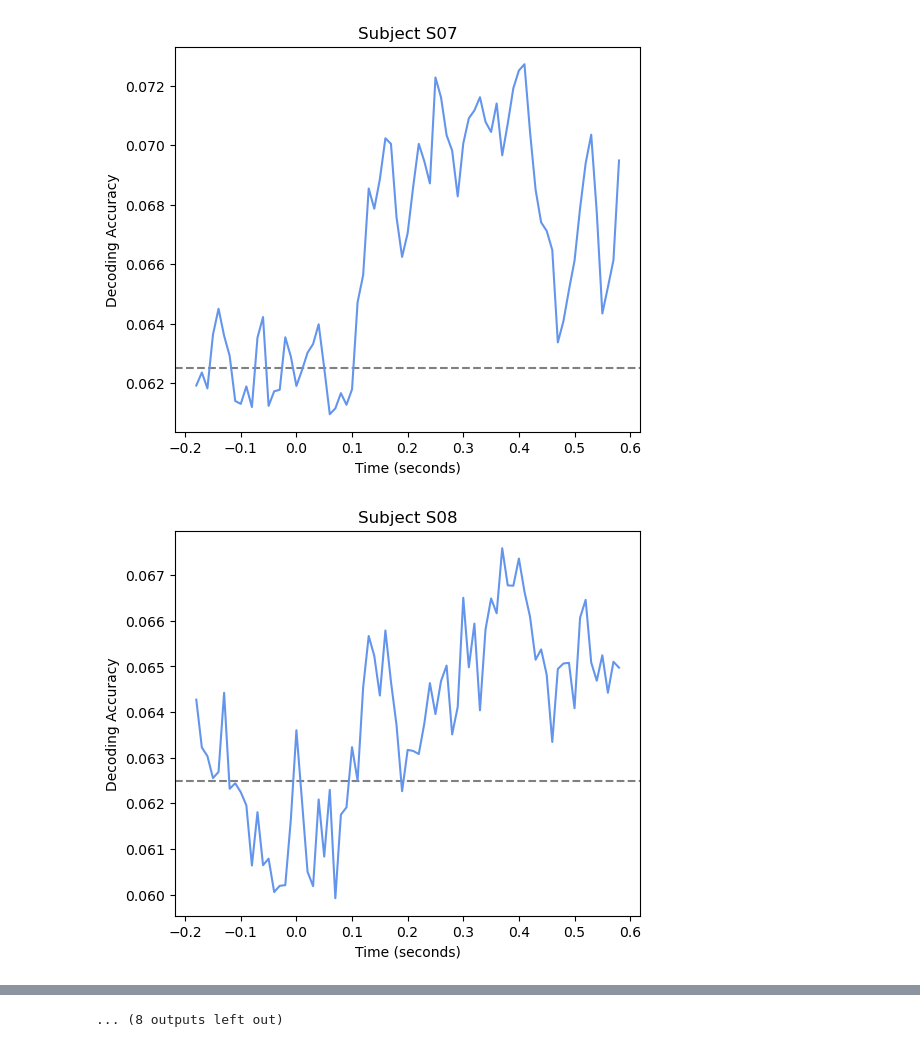
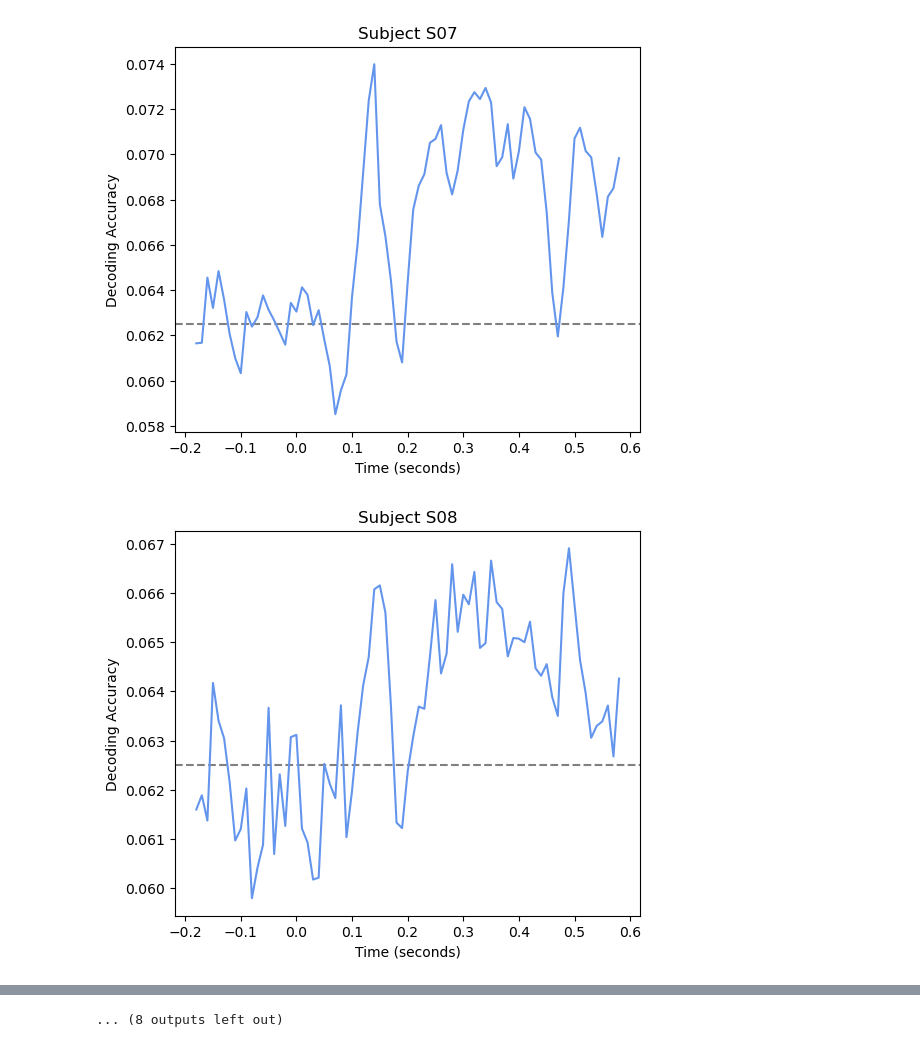
Before and after one commit to sebmonte/Orientation-Imagery, a Jupyter notebook: AnalysisScripts/Step3-CrossDecoding/Step3DSlidingWindowPlot.ipynb, the cells around one changed output, grey strips where cells are left out. Saved outputs shown, nothing was run; the diff lists cells and outputs as text; code cells hidden in the pictures.

```diff
--- a/AnalysisScripts/Step3-CrossDecoding/Step3DSlidingWindowPlot.ipynb
+++ b/AnalysisScripts/Step3-CrossDecoding/Step3DSlidingWindowPlot.ipynb
@@ -6,18 +6,22 @@ from sklearn.pipeline import Pipeline
 from sklearn import svm
 from joblib import Parallel, delayed
 import os
+top_dir =  '/Users/sm6511/Desktop/NIH_Experiment/Bids/Derivatives/'
+base = "base"
+name = "latency"
+base_path = os.path.join(top_dir, "Processed_Data", "Sliding Window", name)
 
-top_dir =  '/Users/sm6511/Desktop/NIH_Experiment/Bids/Derivatives/'
-base_path = os.path.join(top_dir, "Processed_Data", "Sliding Window")
-
-subjects = [f"S{i:02}" for i in range(1, 20)]
-output_dir = '/System/Volumes/Data/misc/data12/sjapee/Sebastian-OrientationImagery/!Important Data/Sliding Window'
-output_dir = os.path.join(top_dir, "Plots", "Extras", "test")
+subjects = [f"S{i:02}" for i in range(1, 21)]
+output_dir = os.path.join('/Users/sm6511/Desktop/NIH_Experiment/Bids/derivatives/Plots')
+#output_dir = os.path.join(top_dir, "Plots", "Extras", "test")
 time_values = np.arange(-0.18, 0.58 + 0.01, 0.01)
 
 all_decoding = []
 for subj in subjects:
-    filename = f"slidingWindow1_peaks_{subj}.npy"
+    if name == base:
+        filename = f"slidingWindow1_peaks_{subj}.npy"
+    elif name == "latency":
+        filename = f"slidingWindow1_peaks_{subj}_latency.npy"
     filepath = os.path.join(base_path, filename)
     decoding = np.load(filepath)
     all_decoding.append(decoding)
@@ -29,17 +33,7 @@ for subj in subjects:
     plt.title(f"Subject {subj}")
     #plt.savefig(f"{output_dir}/slidingWindow1_plot_{Subject}.png")
     #plt.close()
-    plt.show()
+    #plt.show()
 
-# Final average plot across processed subjects
 avg_peak = np.mean(all_decoding, axis=0)
-#np.save(f"{output_dir}/decoding_peaks_avg1.npy", avg_peak)
-plt.figure(figsize=(6, 5))
-plt.axhline(y=1/16, color='grey', linestyle='--', label='chance')
-plt.plot(time_values, avg_peak, color='black')
-plt.xlabel('Time (seconds)')
-plt.ylabel('Average Decoding Accuracy')
-plt.title("Average Across Subjects")
-#plt.savefig(f"{output_dir}/slidingWindow1_average.png")
-#plt.close()
-plt.show()
+sem_peak = np.std(all_decoding, axis=0, ddof=1) / np.sqrt(len(subjects))  # Standard Error
@@ -61,7 +90,7 @@ from joblib import Parallel, delayed
 import os
 
 top_dir =  '/Users/sm6511/Desktop/NIH_Experiment/Bids/Derivatives/'
-base_path = os.path.join(top_dir, "Processed_Data", "Sliding Window", "data")
+base_path = os.path.join(top_dir, "Processed_Data", "Sliding Window", "latency")
 
 subjects = [f"S{i:02}" for i in range(1, 20)]
 output_dir = '/System/Volumes/Data/misc/data12/sjapee/Sebastian-OrientationImagery/!Important Data/Sliding Window'
@@ -70,7 +99,7 @@ time_values = np.arange(-0.18, 0.58 + 0.01, 0.01)
 
 all_decoding = []
 for subj in subjects:
-    filename = f"slidingWindow1_peaks_{subj}.npy"
+    filename = f"slidingWindow1_peaks_{subj}_latency.npy"
     filepath = os.path.join(base_path, filename)
     decoding = np.load(filepath)
     all_decoding.append(decoding)
@@ -106,2 +135,2 @@ plt.show()
-[figure, old version]
+[figure, new version]
-[figure, old version]
+[figure, new version]
```
Also changed, not shown: parts of 3 cells of this notebook, 3 other files.
